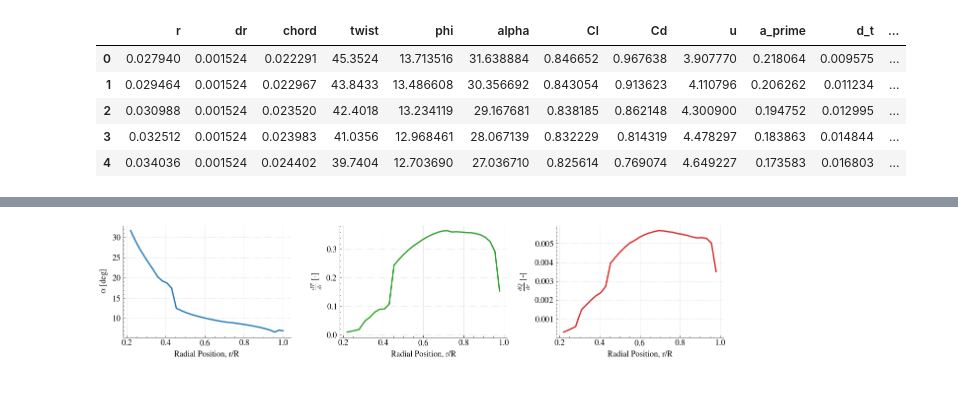
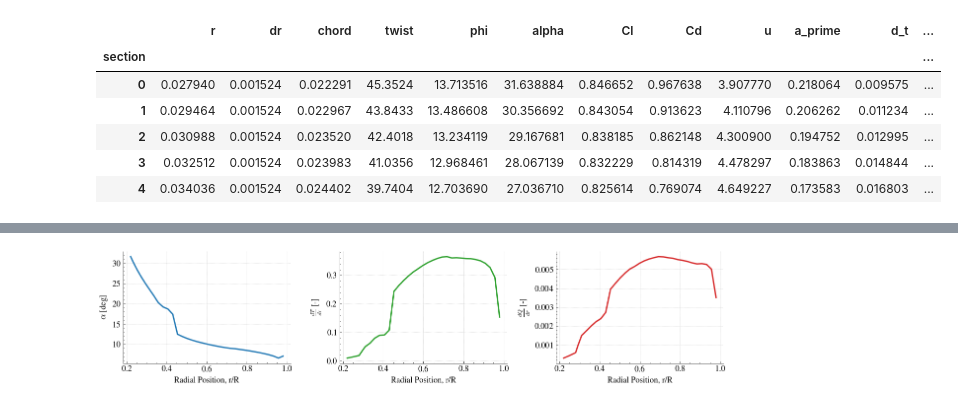
Before and after one commit to Frxljord/FastBEMT, a Jupyter notebook: Examples/BEMT.ipynb, the cells around one changed output, grey strips where cells are left out. Drawn from its saved outputs; the diff is of its cells as text; code cells hidden in the pictures.

Commit message:
reworked BEMT

```diff
--- a/Examples/BEMT.ipynb
+++ b/Examples/BEMT.ipynb
@@ -7,31 +6,36 @@ from FastBEMT.DataLoader import load_propeller_dict
 import scienceplots
 plt.style.use(['science', 'no-latex'])
 # %%
-prop_name, blade_dict = load_propeller_dict('APC Dicts/10x7E')[0]
+prop_name, blade_dict = load_propeller_dict('../Data/10x7E')[0]
 
-params = LowFidelityParameters(
-    rpm=7000,
+environment = Environment(
     a_inf=343,
     rho=1.225,
     mu=1.81e-5,
-    n_blades=blade_dict['n_blades'],
     p_ref=2e-5,
+)
+simulation = Simulation(
     revolutions=1,
-    num_obs_times_per_rev=100,
+    timesteps_per_revolution=100,
     device='cpu',
 )
 
 propeller = Propeller(
     geometry=blade_dict,
-    params=params,
+    environment=environment,
+    simulation=simulation,
     use_cuda_timing=False,
 )
 
-propeller.run_bemt(v_inf=0.0)
-thrust, torque, ct, cq = propeller.compute_total_forces()
+bemt = BEMT(
+    propeller=propeller,
+    environment=environment,
+    rpm=[3000, 7000],
+    v_inf=[0.0, 10.0],
+)
+performance = bemt.performance
 
 print(f'Propeller: {prop_name}')
-print(f'Thrust = {thrust:.3f} N, Torque = {torque:.4f} N m')
-print(f'CT = {ct:.5f}, CQ = {cq:.6f}')
+performance
 # %% [output]
 Propeller: 10x7E
@@ -40,8 +48,9 @@ CT = 0.11612, CQ = 0.007632
 # %%
-sol = propeller.solution_data.copy()
+sol = bemt.solution_for(rpm=7000, v_inf=0.0)
 sol.head()
 # %% [output]
 |  | r | dr | chord | twist | phi | alpha | Cl | Cd | u | a_prime | d_t | ... |
+| section |  |  |  |  |  |  |  |  |  |  |  | ... |
 | 0 | 0.027940 | 0.001524 | 0.022291 | 45.3524 | 13.713516 | 31.638884 | 0.846652 | 0.967638 | 3.907770 | 0.218064 | 0.009575 | ... |
 | 1 | 0.029464 | 0.001524 | 0.022967 | 43.8433 | 13.486608 | 30.356692 | 0.843054 | 0.913623 | 4.110796 | 0.206262 | 0.011234 | ... |
 | 2 | 0.030988 | 0.001524 | 0.023520 | 42.4018 | 13.234119 | 29.167681 | 0.838185 | 0.862148 | 4.300900 | 0.194752 | 0.012995 | ... |
```
Also changed, not shown: parts of 3 cells of this notebook, 13 other files.
